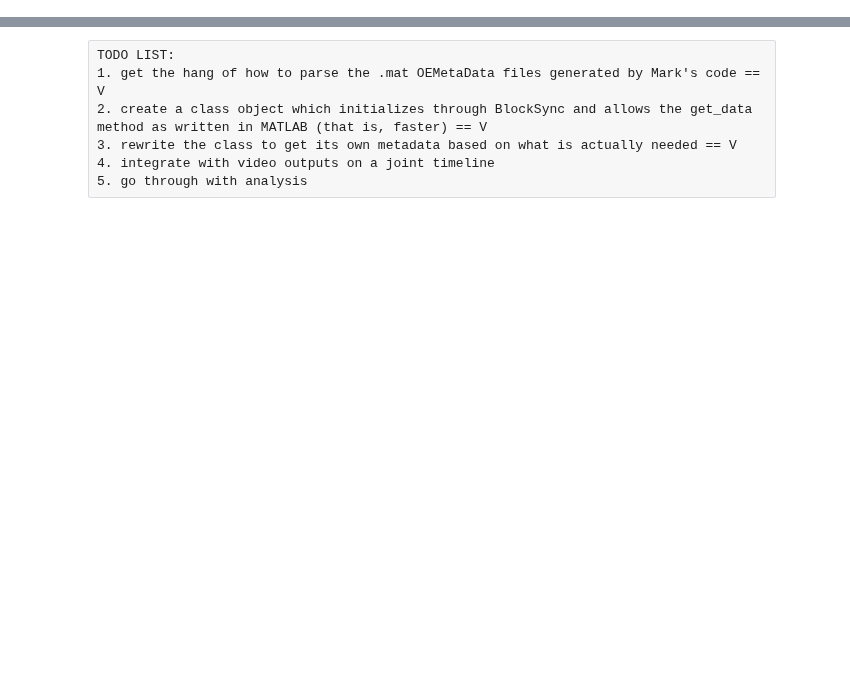
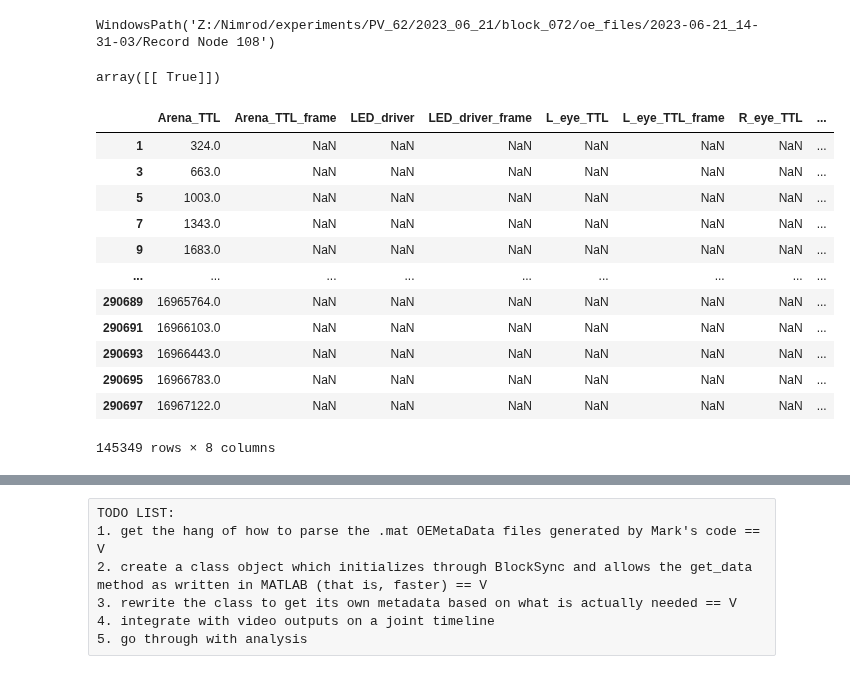
Before and after one commit to neural-electrophysiology-tool-team/Eye-Tracking-Tools, a Jupyter notebook: BlockSyncTesting_forNewOE.ipynb, the cells around one changed output, grey strips where cells are left out. Saved outputs shown, nothing was run; the diff lists cells and outputs as text; code cells hidden in the pictures; blank space fills up the shorter version.

```diff
--- a/BlockSyncTesting_forNewOE.ipynb
+++ b/BlockSyncTesting_forNewOE.ipynb
@@ -12,0 +470,7 @@ import re
+# %%
+first_block_zero = block_collection[0].zeroth_sample_number
+
+second_block_zero = block_collection[1].zeroth_sample_number
+third_block_zero = block_collection[2].zeroth_sample_number
+for b in block_collection:
+    print(b.zeroth_sample_number / 20)
@@ -12,0 +639,22 @@ import re
+# %%
+#blocklist = block_generator(block_numbers,pathlib.Path(r"Z:\Nimrod\experiments"),'PV_62',bad_blocks=bad_blocks)
+experiment_path = pathlib.Path(r"Z:\Nimrod\experiments")
+animal = 'PV_62'
+block_list = [i for i in range(72,76)]
+bad_blocks = []
+p = pathlib.Path(experiment_path) / animal
+date_folder_list = [i for i in p.iterdir() if 'block' not in str(i).lower() and i.is_dir()]
+block_collection = []
+for date_path in date_folder_list:
+    date = date_path.name
+    # list all the blocks in the folder:
+    folder_list = [i for i in date_path.iterdir()]
+    for block in folder_list:
+        if 'block' in str(block):
+            block_number = block.name[-3:]
+            if int(block_number) in block_list and int(block_number) not in bad_blocks:
+                #block definition
+                b = BlockSync(animal_call=animal,
+                                  experiment_date=date,block_num=block_number,
+                                  path_to_animal_folder=str(experiment_path),regev=True)
+                block_collection.append(b)
@@ -12,0 +786,30 @@ import re
+# %%
+block = block_collection[1]
+session = oea.Session(block.oe_path.parent)
+events_df = session.recordnodes[0].recordings[0].events
+# %%
+block.oe_path
+# %% [output]
+WindowsPath('Z:/Nimrod/experiments/PV_62/2023_06_21/block_072/oe_files/2023-06-21_14-31-03/Record Node 108')
+# %%
+block.oe_rec.globalStartTime_ms*(block.sample_rate / 1000) == block.zeroth_sample_number
+# %% [output]
+array([[ True]])
+# %%
+df = block.oe_events
+df_sub = subtract_from_columns(df,block.zeroth_sample_number, [i for i in df.columns if 'frame' not in i])
+df_sub
+# %% [output]
+|  | Arena_TTL | Arena_TTL_frame | LED_driver | LED_driver_frame | L_eye_TTL | L_eye_TTL_frame | R_eye_TTL | ... |
+| 1 | 324.0 | NaN | NaN | NaN | NaN | NaN | NaN | ... |
+| 3 | 663.0 | NaN | NaN | NaN | NaN | NaN | NaN | ... |
+| 5 | 1003.0 | NaN | NaN | NaN | NaN | NaN | NaN | ... |
+| 7 | 1343.0 | NaN | NaN | NaN | NaN | NaN | NaN | ... |
+| 9 | 1683.0 | NaN | NaN | NaN | NaN | NaN | NaN | ... |
+| ... | ... | ... | ... | ... | ... | ... | ... | ... |
+| 290689 | 16965764.0 | NaN | NaN | NaN | NaN | NaN | NaN | ... |
+| 290691 | 16966103.0 | NaN | NaN | NaN | NaN | NaN | NaN | ... |
+| 290693 | 16966443.0 | NaN | NaN | NaN | NaN | NaN | NaN | ... |
+| 290695 | 16966783.0 | NaN | NaN | NaN | NaN | NaN | NaN | ... |
+| 290697 | 16967122.0 | NaN | NaN | NaN | NaN | NaN | NaN | ... |
+145349 rows × 8 columns
```
Also changed, not shown: parts of 60 cells of this notebook, 3 other files.
